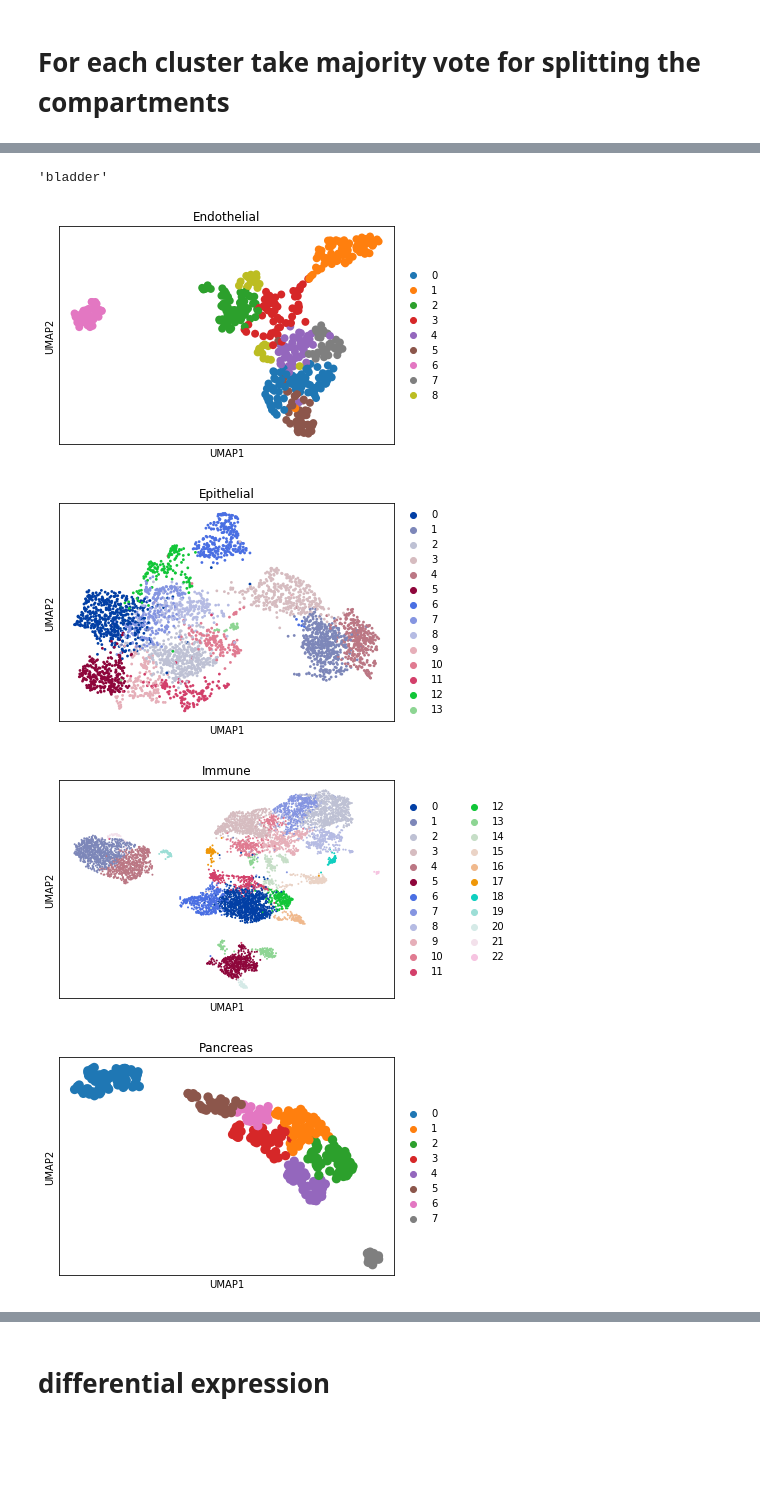
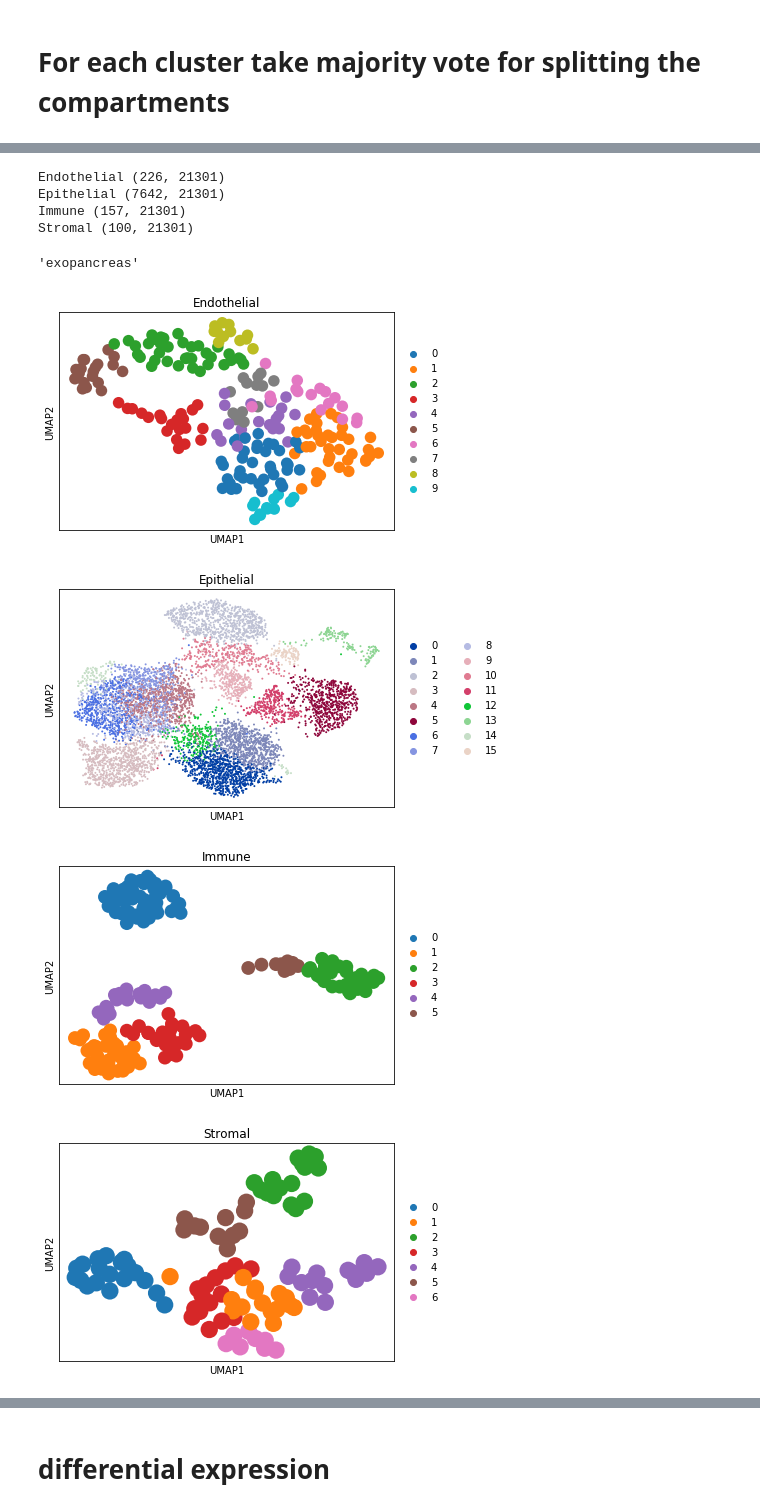
Before and after one commit to czbiohub-sf/tabula-sapiens, a Jupyter notebook: CompartmentSplitting/tissue_split.ipynb, the cells around one changed output, grey strips where cells are left out. Saved outputs shown, nothing was run; the diff lists cells and outputs as text; code cells hidden in the pictures; blank space fills up the shorter version.

```diff
--- a/CompartmentSplitting/tissue_split.ipynb
+++ b/CompartmentSplitting/tissue_split.ipynb
@@ -41,9 +41,9 @@ from copy import deepcopy
 0.5.0
 # %%
 # tissue = 'lung'
-# tissue = 'exopancreas'
+tissue = 'exopancreas'
 # tissue = 'endopancreas'
-tissue = 'bladder'
+# tissue = 'bladder'
 # tissue = 'muscle'
 # %%
 adata = read_h5ad('%s.scVI.h5ad'%tissue)
@@ -68,12 +70,17 @@ sc.pl.umap(adata, color=['louvain_scvi','comp_pred'],ncols=1)
 # %% [markdown]
 # For each cluster take majority vote for splitting the compartments
 # %%
-def most_frequent(List):
-    return max(set(List), key = List.count)
+def clustercomp(List):
+    x, k = np.unique(List,return_counts=True)
+    if np.max(k)/np.sum(k)>0.8:
+        return max(set(List), key = List.count)
+    else:
+        return('mixed')
 # %%
-compartments = deepcopy(adata.obs['comp_pred'])
-for i in np.unique(adata.obs['louvain_scvi']):
-    compartments[adata.obs['louvain_scvi']==i] = most_frequent(list(compartments[adata.obs['louvain_scvi']==i]))
+compartments = deepcopy(adata.obs['comp_pred'].values.astype(str))
+for i in np.unique(adata.obs['leiden_scvi']):
+    res = clustercomp(list(compartments[adata.obs['leiden_scvi']==i]))
+    compartments[adata.obs['leiden_scvi']==i] = np.repeat(res, np.sum(adata.obs['leiden_scvi']==i))
 # %%
 adata.obs['compartments'] = compartments
 # %%
@@ -84,19 +93,25 @@ sc.pl.umap(adata, color=['compartments'],ncols=1)
 split_data = {}
 for x in np.unique(compartments):
     split_data[x] = adata[adata.obs['compartments']==x,:]
+    print(x, split_data[x].shape)
+# %% [output]
+Endothelial (226, 21301)
+Epithelial (7642, 21301)
+Immune (157, 21301)
+Stromal (100, 21301)
 # %%
 tissue
 # %% [output]
-'bladder'
+'exopancreas'
 # %%
 for x in split_data.keys():
     sc.pp.neighbors(split_data[x], n_neighbors=10, n_pcs=30, use_rep="X_scvi")
     sc.tl.umap(split_data[x])
-    sc.tl.louvain(split_data[x], key_added="louvain_scvi_split", resolution=1)
-    sc.pl.umap(split_data[x], color=['louvain_scvi_split'],title=x)
+    sc.tl.leiden(split_data[x], key_added="leiden_scvi_split", resolution=1)
+    sc.pl.umap(split_data[x], color=['leiden_scvi_split'],title=x)
     split_data[x].write("%s.%s.h5ad"%(tissue,x))
 # %% [output]
-[figure, old version]
+[figure, new version]
-[figure, old version]
+[figure, new version]
-[figure, old version]
+[figure, new version]
-[figure, old version]
+[figure, new version]
```
Also changed, not shown: parts of 10 cells of this notebook.
